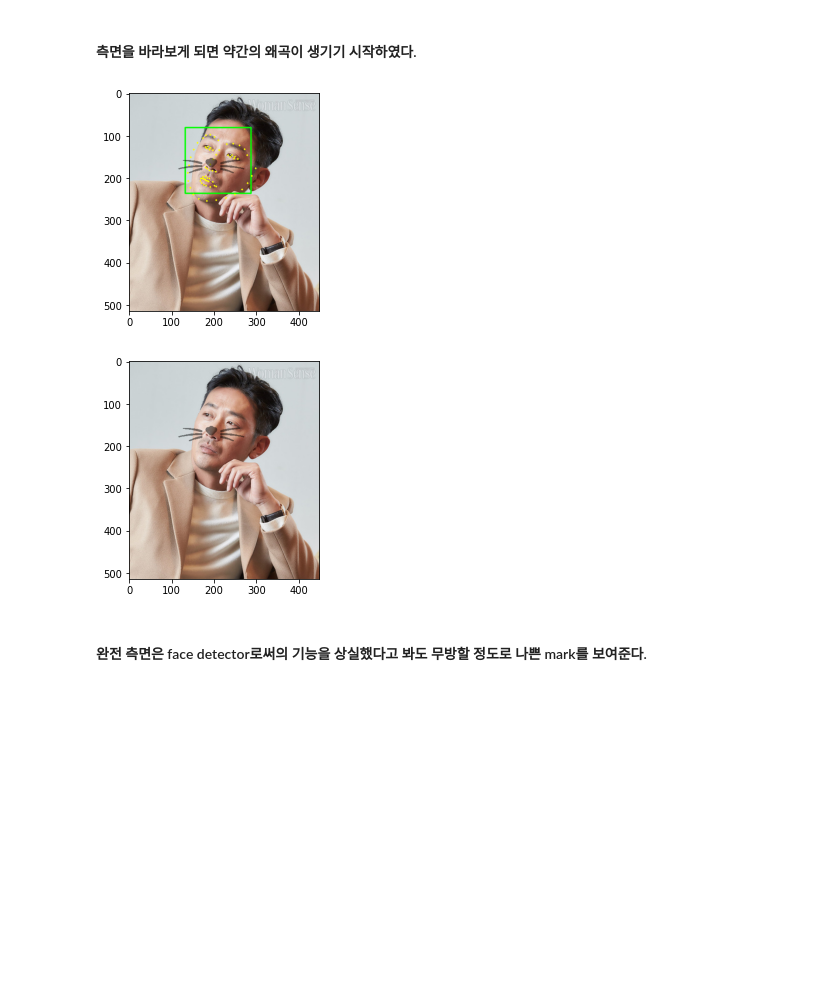
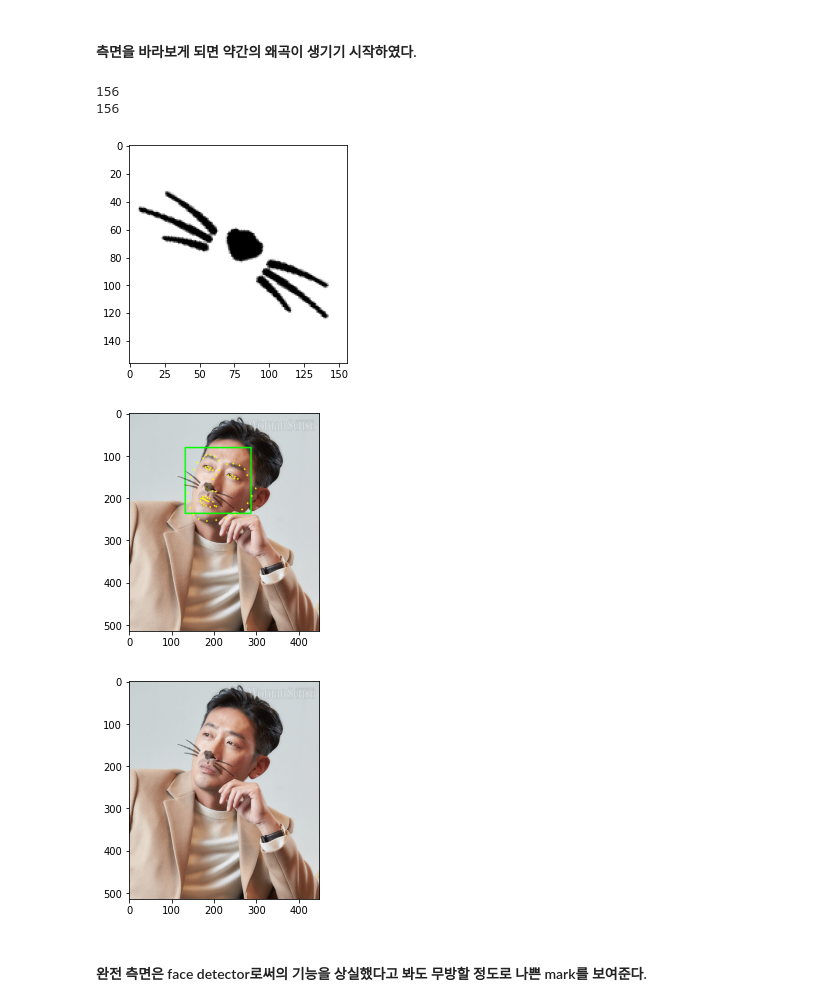
Before and after one commit to imLim0813/Aiffel, a Jupyter notebook: Face_Landmark/landmark.ipynb, the cells around one changed output. Cells and saved outputs as stored; diff of their text form; code cells hidden in the pictures; blank space fills up the shorter version.

Commit message:
sticker modified

```diff
--- a/Face_Landmark/landmark.ipynb
+++ b/Face_Landmark/landmark.ipynb
@@ -144,7 +162,7 @@ plt.show()
 # %% [markdown]
 #### 다양한 얼굴 각도
 # %%
-def sticker(a, x_, y_):
+def sticker(a, x_, y_, rotate=None, cut_x = 1, cut_y = 1):
     img_bgr = a.copy()
     img_show = deepcopy(img_bgr)
     img_rgb = cv2.cvtColor(img_show, cv2.COLOR_BGR2RGB)
@@ -178,6 +196,31 @@ def sticker(a, x_, y_):
     img_sticker = cv2.imread(sticker_path)
     img_sticker = cv2.resize(img_sticker, (w,h))
 
+
+    # 스티커 사진 Rotation을 위한 코드
+    def RotateImage(img, angle, scale=1):
+        if img.ndim > 2:
+            height, width, channel = img.shape
+        else:
+            height, width = img.shape
+
+        matrix = cv2.getRotationMatrix2D((width / 2, height / 2), angle, scale)
+        result = cv2.warpAffine(img, matrix, (width, height), dst=None, flags= cv2.INTER_LINEAR, borderMode=cv2.BORDER_CONSTANT, borderValue=(255, 255, 255) )
+
+        return result
+
+    img_sticker = cv2.imread(sticker_path)
+    img_sticker = cv2.resize(img_sticker, (w, h))
+
+    print(int(img_sticker.shape[0] * cut_x))
+    print(int(img_sticker.shape[1] * cut_y))
+    img_sticker[int(img_sticker.shape[0] * cut_x):, :int(img_sticker.shape[1] * cut_y)] = 255
+    rad = 20 * math.pi / 180# 각도 설정
+    img_sticker = RotateImage(img_sticker, rotate, 1)
+
+    plt.imshow(img_sticker)
+    plt.show()
+
     refined_x = x - w // 2
     refined_y = y - h
 
@@ -232,10 +284,13 @@ sticker(img_bgr, 0, -15)
 # %%
 file_path = '/aiffel/aiffel/Face_landmark/left.jpeg'
 img_bgr = cv2.imread(file_path)
-sticker(img_bgr, 30, 0)
+sticker(img_bgr, 20, 10, rotate=-30)
 # %% [output]
+156
+156
-[figure, old version]
+[figure, new version]
-[figure, old version]
+[figure, new version]
+[figure, added]
 # %% [markdown]
 #### 완전 측면은 face detector로써의 기능을 상실했다고 봐도 무방할 정도로 나쁜 mark를 보여준다.
 # %%
```
Also changed, not shown: parts of 8 cells of this notebook, 1 other file.
